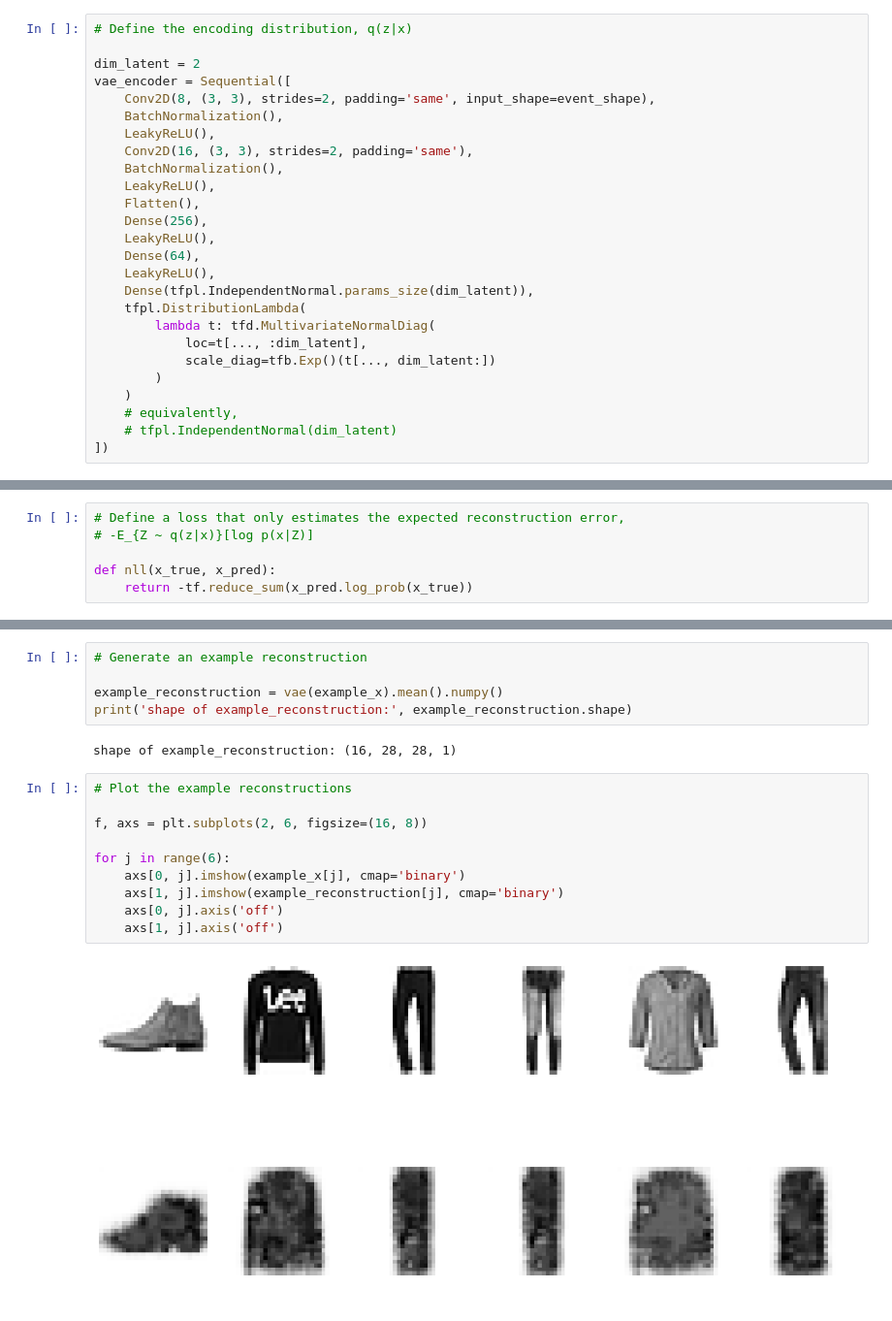
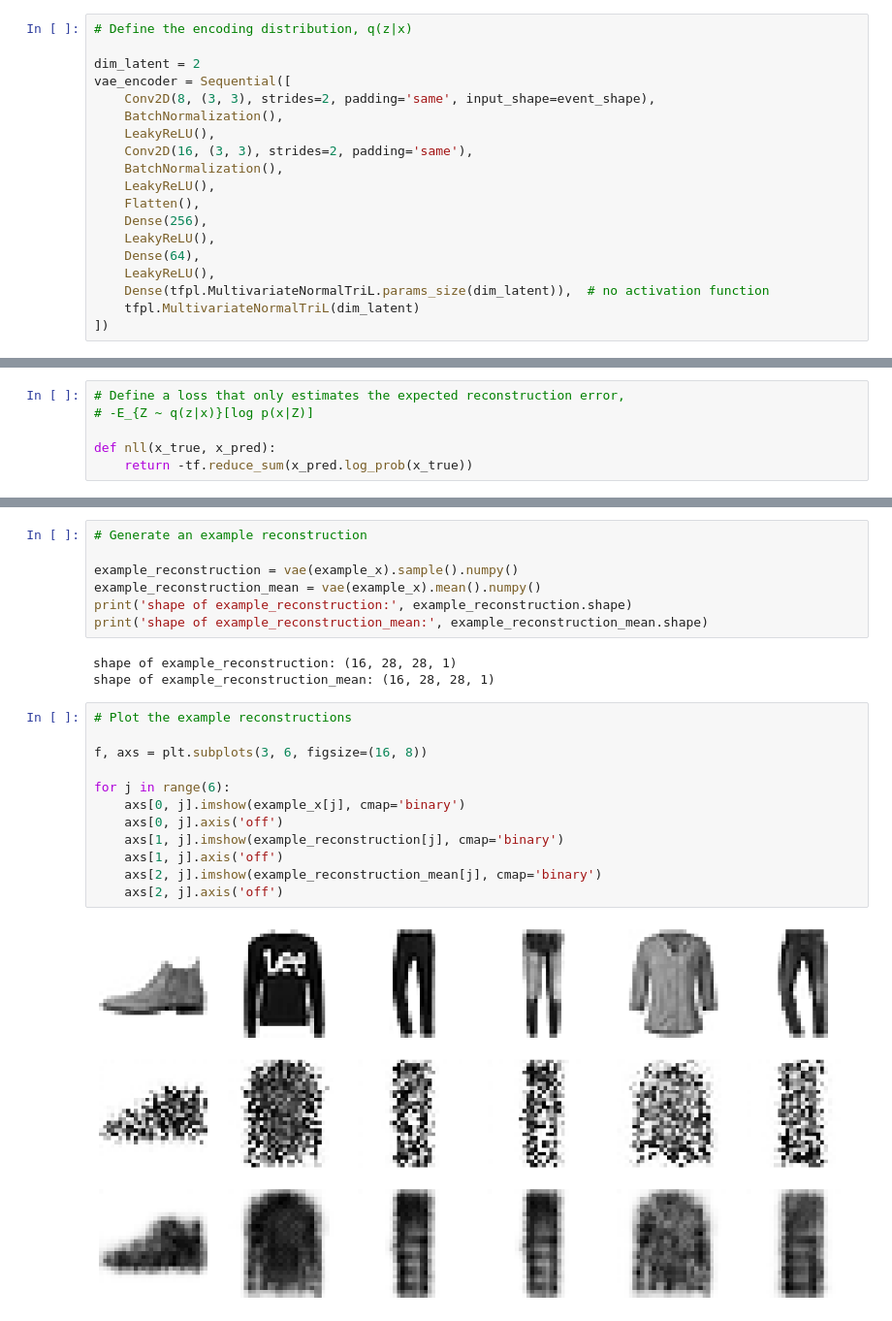
Before and after one commit to zhulingchen/coursera-tf2, a Jupyter notebook: Probabilistic Deep Learning with TensorFlow 2/C3W4-Lab-Read/C3-W4-Lab3-VAE-tutorial.ipynb, the cells around one changed output, grey strips where cells are left out. Shown at 97% size. Drawn from its saved outputs; the diff is of its cells as text.

Commit message:
use multivariate Gaussian distribution with lower triangle covariance matrix as the prior distribution of z in VAE

```diff
--- a/Probabilistic Deep Learning with TensorFlow 2/C3W4-Lab-Read/C3-W4-Lab3-VAE-tutorial.ipynb
+++ b/Probabilistic Deep Learning with TensorFlow 2/C3W4-Lab-Read/C3-W4-Lab3-VAE-tutorial.ipynb
@@ -468,14 +463,7 @@ vae_encoder = Sequential([
     LeakyReLU(),
     Dense(64),
     LeakyReLU(),
-    Dense(tfpl.IndependentNormal.params_size(dim_latent)),
-    tfpl.DistributionLambda(
-        lambda t: tfd.MultivariateNormalDiag(
-            loc=t[..., :dim_latent],
-            scale_diag=tfb.Exp()(t[..., dim_latent:])
-        )
-    )
-    # equivalently,
-    # tfpl.IndependentNormal(dim_latent)
+    Dense(tfpl.MultivariateNormalTriL.params_size(dim_latent)),  # no activation function
+    tfpl.MultivariateNormalTriL(dim_latent)
 ])
 # %% [output]
@@ -872,19 +855,24 @@ vae(example_x)
 # %%
 # Generate an example reconstruction
 
-example_reconstruction = vae(example_x).mean().numpy()
+example_reconstruction = vae(example_x).sample().numpy()
+example_reconstruction_mean = vae(example_x).mean().numpy()
 print('shape of example_reconstruction:', example_reconstruction.shape)
+print('shape of example_reconstruction_mean:', example_reconstruction_mean.shape)
 # %% [output]
 shape of example_reconstruction: (16, 28, 28, 1)
+shape of example_reconstruction_mean: (16, 28, 28, 1)
 # %%
 # Plot the example reconstructions
 
-f, axs = plt.subplots(2, 6, figsize=(16, 8))
+f, axs = plt.subplots(3, 6, figsize=(16, 8))
 
 for j in range(6):
     axs[0, j].imshow(example_x[j], cmap='binary')
+    axs[0, j].axis('off')
     axs[1, j].imshow(example_reconstruction[j], cmap='binary')
-    axs[0, j].axis('off')
     axs[1, j].axis('off')
+    axs[2, j].imshow(example_reconstruction_mean[j], cmap='binary')
+    axs[2, j].axis('off')
 # %% [output]
-[figure, old version]
+[figure, new version]
```
Also changed, not shown: parts of 22 cells of this notebook.
